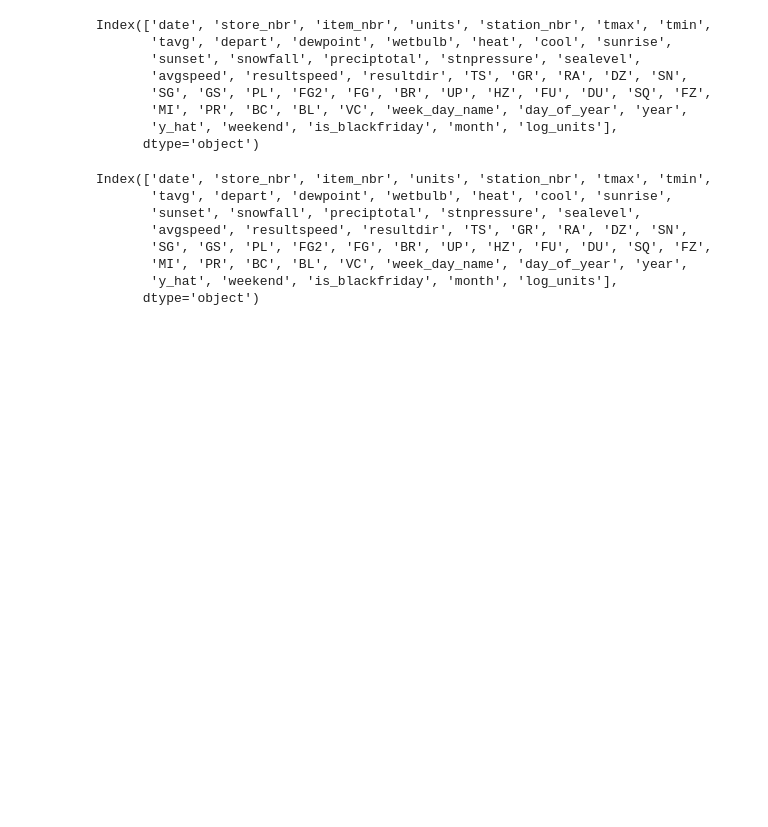
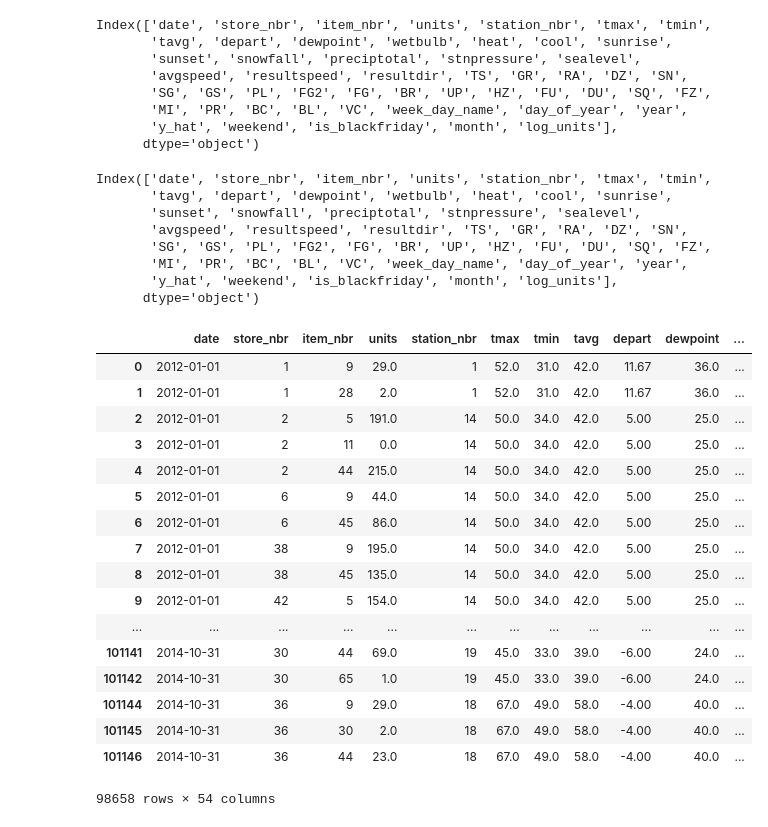
Before and after one commit to MaengHyoyeol/temp_repo, a Jupyter notebook: team_project/agg_ARMA.ipynb, the cells around one changed output. Saved outputs shown, nothing was run; the diff lists cells and outputs as text; code cells hidden in the pictures; blank space fills up the shorter version.

```diff
--- a/team_project/agg_ARMA.ipynb
+++ b/team_project/agg_ARMA.ipynb
@@ -485,0 +487,21 @@ Index(['date', 'store_nbr', 'item_nbr', 'units', 'station_nbr', 'tmax', 'tmin',
+# %%
+ex
+# %% [output]
+|  | date | store_nbr | item_nbr | units | station_nbr | tmax | tmin | tavg | depart | dewpoint | ... |
+| 0 | 2012-01-01 | 1 | 9 | 29.0 | 1 | 52.0 | 31.0 | 42.0 | 11.67 | 36.0 | ... |
+| 1 | 2012-01-01 | 1 | 28 | 2.0 | 1 | 52.0 | 31.0 | 42.0 | 11.67 | 36.0 | ... |
+| 2 | 2012-01-01 | 2 | 5 | 191.0 | 14 | 50.0 | 34.0 | 42.0 | 5.00 | 25.0 | ... |
+| 3 | 2012-01-01 | 2 | 11 | 0.0 | 14 | 50.0 | 34.0 | 42.0 | 5.00 | 25.0 | ... |
+| 4 | 2012-01-01 | 2 | 44 | 215.0 | 14 | 50.0 | 34.0 | 42.0 | 5.00 | 25.0 | ... |
+| 5 | 2012-01-01 | 6 | 9 | 44.0 | 14 | 50.0 | 34.0 | 42.0 | 5.00 | 25.0 | ... |
+| 6 | 2012-01-01 | 6 | 45 | 86.0 | 14 | 50.0 | 34.0 | 42.0 | 5.00 | 25.0 | ... |
+| 7 | 2012-01-01 | 38 | 9 | 195.0 | 14 | 50.0 | 34.0 | 42.0 | 5.00 | 25.0 | ... |
+| 8 | 2012-01-01 | 38 | 45 | 135.0 | 14 | 50.0 | 34.0 | 42.0 | 5.00 | 25.0 | ... |
+| 9 | 2012-01-01 | 42 | 5 | 154.0 | 14 | 50.0 | 34.0 | 42.0 | 5.00 | 25.0 | ... |
+| ... | ... | ... | ... | ... | ... | ... | ... | ... | ... | ... | ... |
+| 101141 | 2014-10-31 | 30 | 44 | 69.0 | 19 | 45.0 | 33.0 | 39.0 | -6.00 | 24.0 | ... |
+| 101142 | 2014-10-31 | 30 | 65 | 1.0 | 19 | 45.0 | 33.0 | 39.0 | -6.00 | 24.0 | ... |
+| 101144 | 2014-10-31 | 36 | 9 | 29.0 | 18 | 67.0 | 49.0 | 58.0 | -4.00 | 40.0 | ... |
+| 101145 | 2014-10-31 | 36 | 30 | 2.0 | 18 | 67.0 | 49.0 | 58.0 | -4.00 | 40.0 | ... |
+| 101146 | 2014-10-31 | 36 | 44 | 23.0 | 18 | 67.0 | 49.0 | 58.0 | -4.00 | 40.0 | ... |
+98658 rows × 54 columns
```
Also changed, not shown: parts of 16 cells of this notebook, 13 other files.
